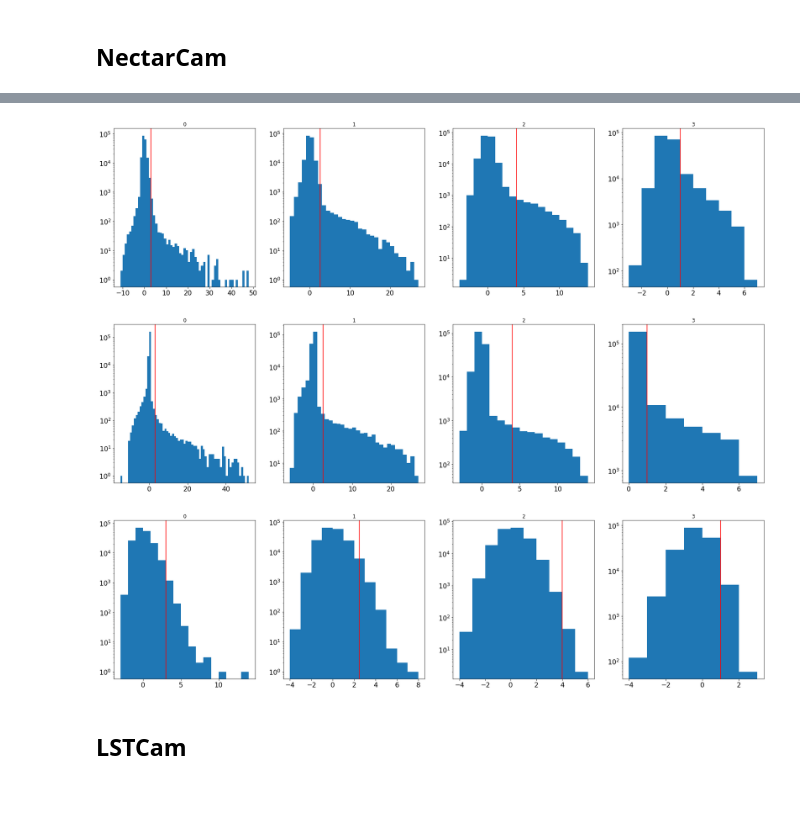
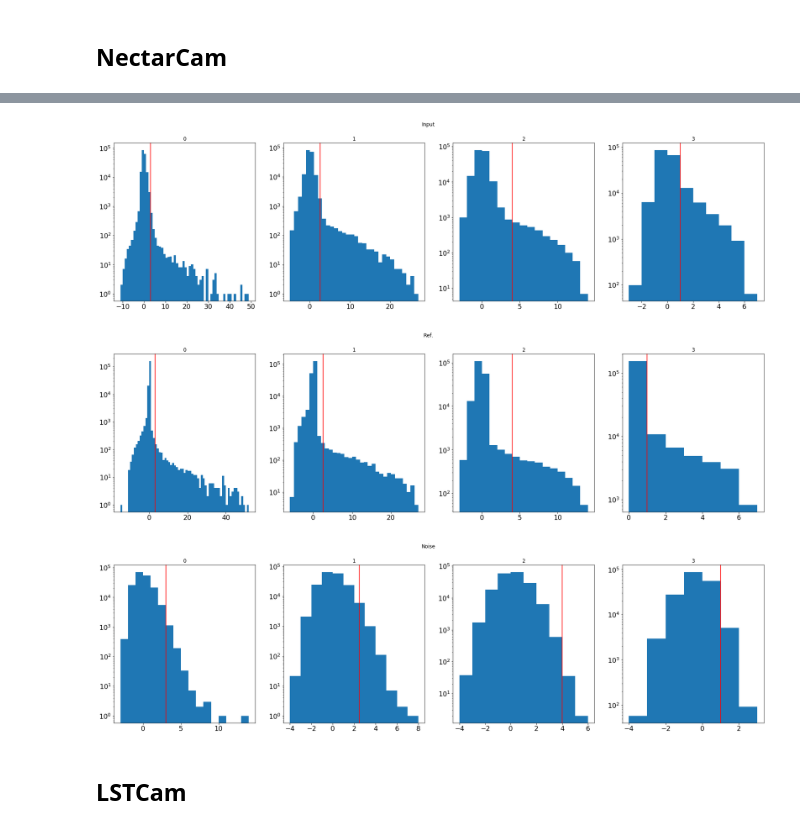
Before and after one commit to jdhp-sap/pywi-cta-legacy, a Jupyter notebook: notebooks/analysis_signal_and_noise_histograms_per_plan.ipynb, the cells around one changed output, grey strips where cells are left out. Drawn from its saved outputs; the diff is of its cells as text; code cells hidden in the pictures; blank space fills up the shorter version.

```diff
--- a/notebooks/analysis_signal_and_noise_histograms_per_plan.ipynb
+++ b/notebooks/analysis_signal_and_noise_histograms_per_plan.ipynb
@@ -23,7 +23,7 @@ import datapipe.denoising.cdf
 # %%
 IMG_SIZE = 7
 
-def plot_hist(data_list, threshold_list, title_list=None, log=True):
+def plot_hist(data_list, threshold_list, suptitle=None, title_list=None, log=True):
     num_imgs = len(data_list)
 
     fig, ax_list = plt.subplots(ncols=num_imgs, figsize=(num_imgs*IMG_SIZE, IMG_SIZE), squeeze=True)
@@ -44,6 +44,8 @@ def plot_hist(data_list, threshold_list, title_list=None, log=True):
         ax.tick_params(axis='both', which='major', labelsize=16)
         ax.tick_params(axis='both', which='minor', labelsize=16)
 
+    plt.suptitle(suptitle, fontsize=16)
+
     plt.show()
 # %%
 def make_samples(path_list,
@@ -176,7 +178,7 @@ plot_hist(samples[2], digicam_thresholds)
 
 path_list = ['/Users/jdecock/data/grid_prod3b_north/fits/nectarcam/gamma/']
 
-samples = make_samples(path_list,
-                       tel_filter_list=None,
-                       max_num_images=100)
+nectarcam_samples = make_samples(path_list,
+                                 tel_filter_list=None,
+                                 max_num_images=100)
 # %% [output]
@@ -185,13 +187,13 @@ Wall time: 1min 18s
 # %%
 nectarcam_thresholds = [3, 2.5, 4, 1]
 
-plot_hist(samples[0], nectarcam_thresholds)
-plot_hist(samples[1], nectarcam_thresholds)
-plot_hist(samples[2], nectarcam_thresholds)
+plot_hist(nectarcam_samples[0], threshold_list=nectarcam_thresholds, suptitle="Input")
+plot_hist(nectarcam_samples[1], threshold_list=nectarcam_thresholds, suptitle="Ref.")
+plot_hist(nectarcam_samples[2], threshold_list=nectarcam_thresholds, suptitle="Noise")
 # %% [output]
-[figure, old version]
+[figure, new version]
-[figure, old version]
+[figure, new version]
-[figure, old version]
+[figure, new version]
 # %% [markdown]
 ## LSTCam
 # %%
```
Also changed, not shown: parts of 6 cells of this notebook.
